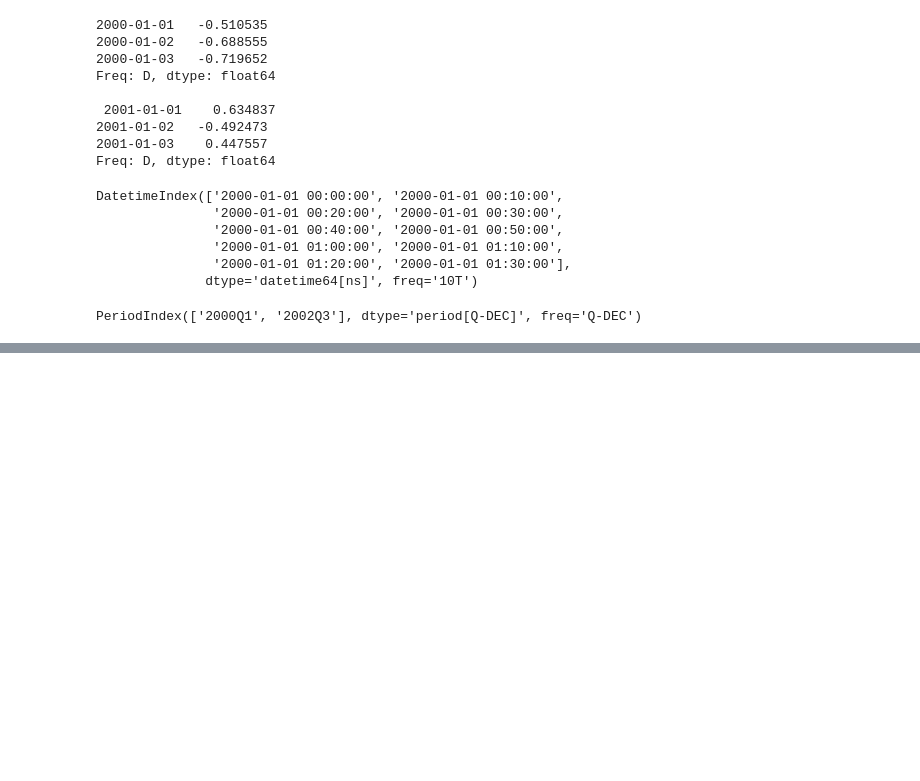
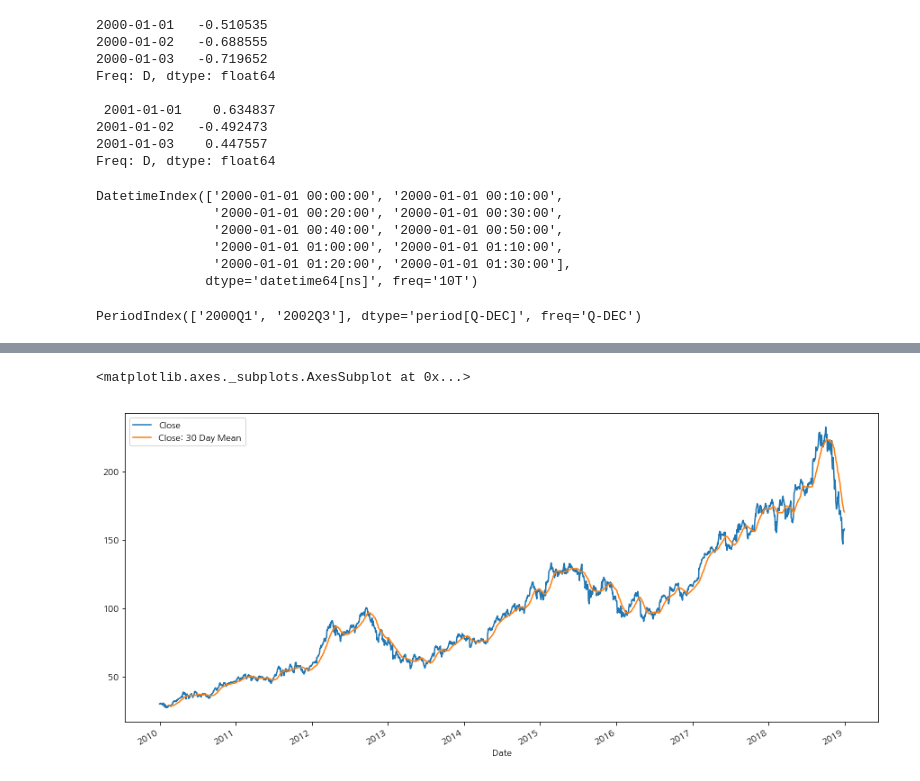
Before and after one commit to okso6441-ksh/ML, a Jupyter notebook: datetime.ipynb, the cells around one changed output, grey strips where cells are left out. Saved outputs shown, nothing was run; the diff lists cells and outputs as text; code cells hidden in the pictures; blank space fills up the shorter version.

```diff
--- a/datetime.ipynb
+++ b/datetime.ipynb
@@ -131,0 +353,7 @@ PeriodIndex(['2000Q1', '2002Q3'], dtype='period[Q-DEC]', freq='Q-DEC')
+# %%
+# 데이터프레임에 rolling mean 결과를 별도 칼럼으로 추가한 후 plotting 하면 pandas 는 칼럼 이름으로 범례(legend)를 만들어줍니다.
+df['Close: 30 Day Mean'] = df['Close'].rolling(30).mean()
+df[['Close','Close: 30 Day Mean']].plot(figsize=(15,7))
+# %% [output]
+<matplotlib.axes._subplots.AxesSubplot at 0x...>
+[figure, added]
```
Also changed, not shown: parts of 209 cells of this notebook, 4 other files.
